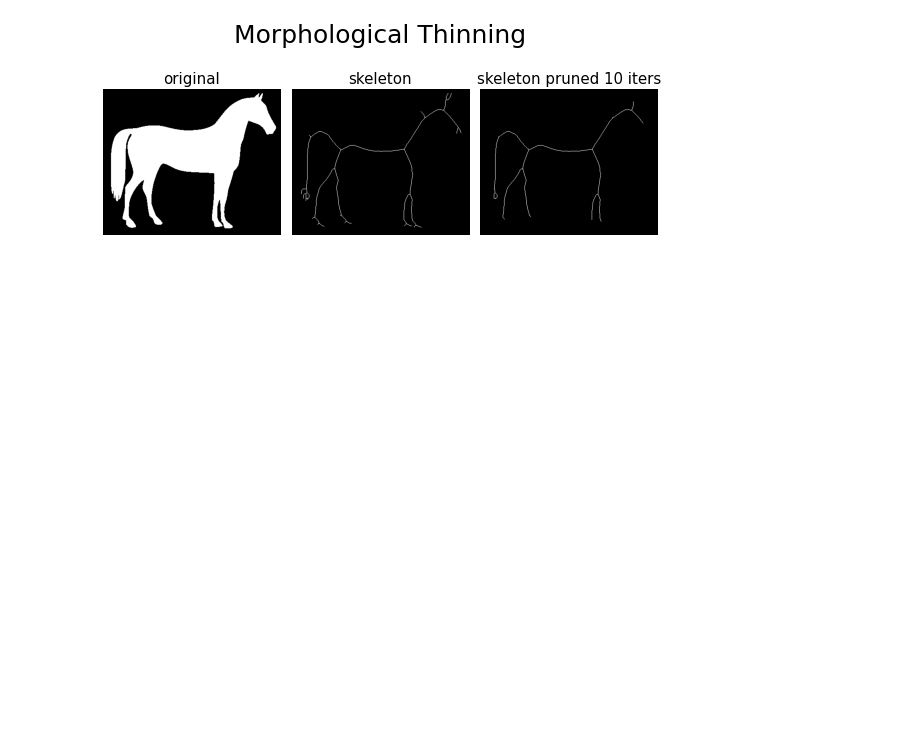
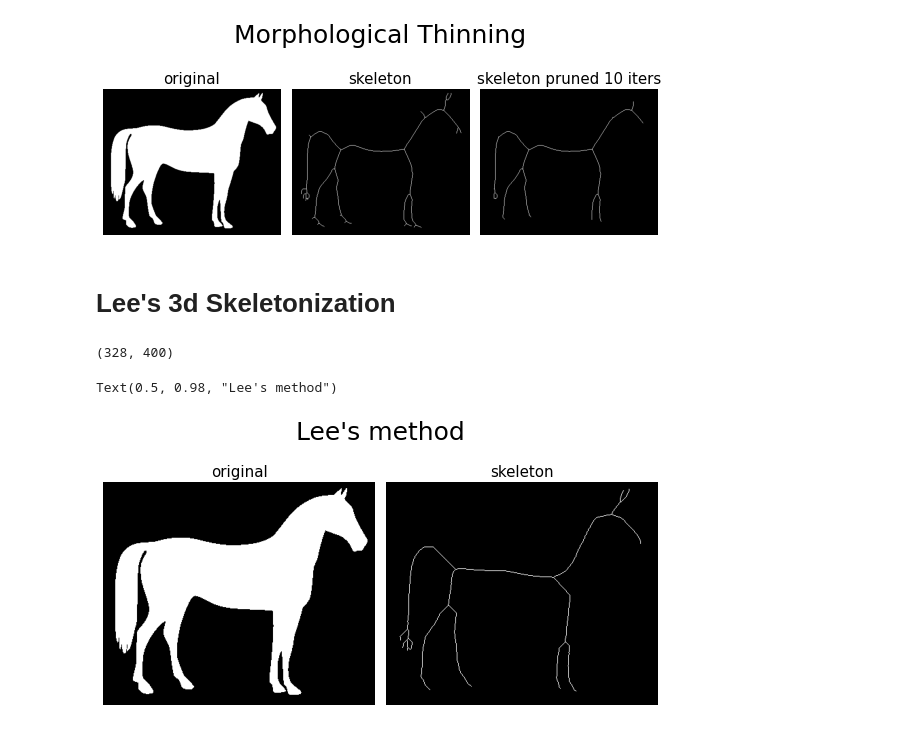
Before and after one commit to Momofil31/skeletonization, a Jupyter notebook: skeletonization.ipynb, the cells around one changed output. Drawn from its saved outputs; the diff is of its cells as text; code cells hidden in the pictures; blank space fills up the shorter version.

Commit message:
:sparkles: add morphological thinning and lee algo

```diff
--- a/skeletonization.ipynb
+++ b/skeletonization.ipynb
@@ -343,9 +343,9 @@ image = np.array(invert(data.horse()))
 print(image.shape)
 
 skeleton_pruned = morph_thinning_skeletonize(
-    image, save_steps=True, path_to_save_steps="morph_thinning/", pruning=True)
+    image, save_steps=True, path_to_save_steps="stepbystep_exec/morph_thinning/", pruning=True)
 skeleton = morph_thinning_skeletonize(
-    image, save_steps=True, path_to_save_steps="morph_thinning/")
+    image, save_steps=True, path_to_save_steps="stepbystep_exec/morph_thinning/")
 
 # display results
 fig, axes = plt.subplots(nrows=1, ncols=3, figsize=(8, 4),
@@ -375,0 +376,2 @@ Text(0.5, 0.98, 'Morphological Thinning')
+# %% [markdown]
+# Lee's 3d Skeletonization
@@ -375,0 +735,58 @@ Text(0.5, 0.98, 'Morphological Thinning')
+# %%
+def lee_skeletonize(img):
+    """
+    Performs skeletonization of binary image img using Lee's method for 3D Skeletonization
+    Works with 2D and 3D images.
+    """
+    img_3d = img
+    # if image is 2D make ad padding
+    if img.ndim == 2:
+        img_3d = img[np.newaxis, ...]
+    img_3d = np.pad(img_3d, pad_width=1, mode='constant')
+
+    skeleton = compute_thin_image(img_3d)
+    if img.ndim ==2:
+        return skeleton[1, 1:-1, 1:-1]
+    return skeleton[1:-1, 1:-1, 1:-1]
+# %%
+# Load image from skimage dataset
+# Invert the horse image
+image = np.array(invert(data.horse()))
+
+# small_blob data
+# image = np.array([
+#     [0,0,0,0,0,0,0,0,0,0],
+#     [0,0,0,0,1,0,0,0,0,0],
+#     [0,0,1,1,1,1,1,1,0,0],
+#     [0,1,1,1,1,1,1,0,0,0],
+#     [0,0,1,1,0,0,0,0,0,0],
+#     [0,0,1,1,1,0,1,1,0,0],
+#     [0,0,1,1,1,1,1,1,1,0],
+#     [0,0,0,1,0,0,0,0,0,0],
+#     [0,0,0,1,0,0,0,0,0,0],
+#     [0,0,0,0,0,0,0,0,0,0]
+# ])
+
+print(image.shape)
+
+skeleton = lee_skeletonize(image)
+# display results
+fig, axes = plt.subplots(nrows=1, ncols=2, figsize=(8, 5),
+                         sharex=True, sharey=True)
+
+ax = axes.ravel()
+
+ax[0].imshow(image, cmap=plt.cm.gray)
+ax[0].axis('off')
+ax[0].set_title('original', fontsize=15)
+
+ax[1].imshow(skeleton, cmap=plt.cm.gray)
+ax[1].axis('off')
+ax[1].set_title('skeleton', fontsize=15)
+
+fig.tight_layout()
+fig.suptitle("Lee's method", fontsize=25)
+# %% [output]
+(328, 400)
+Text(0.5, 0.98, "Lee's method")
+[figure, added]
```
Also changed, not shown: parts of 6 cells of this notebook.
